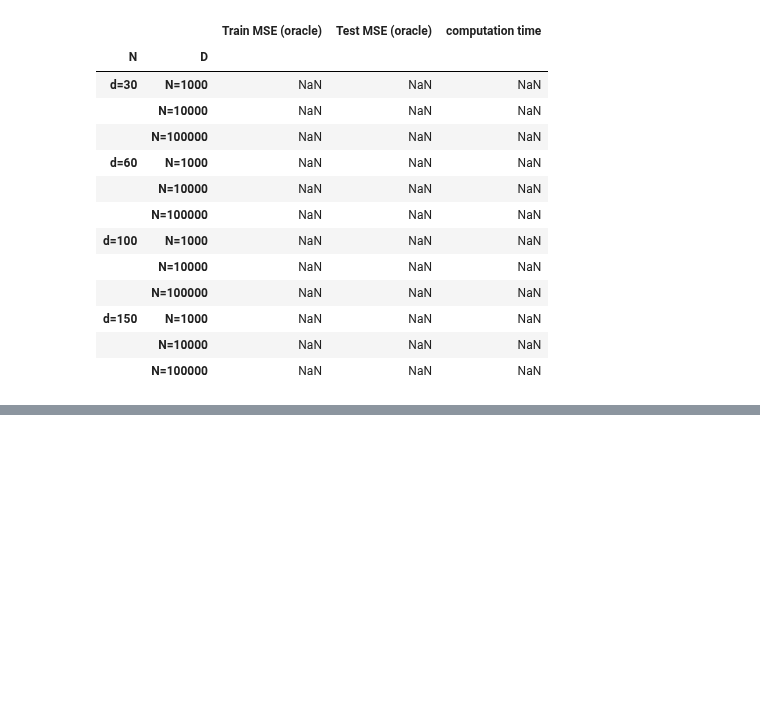
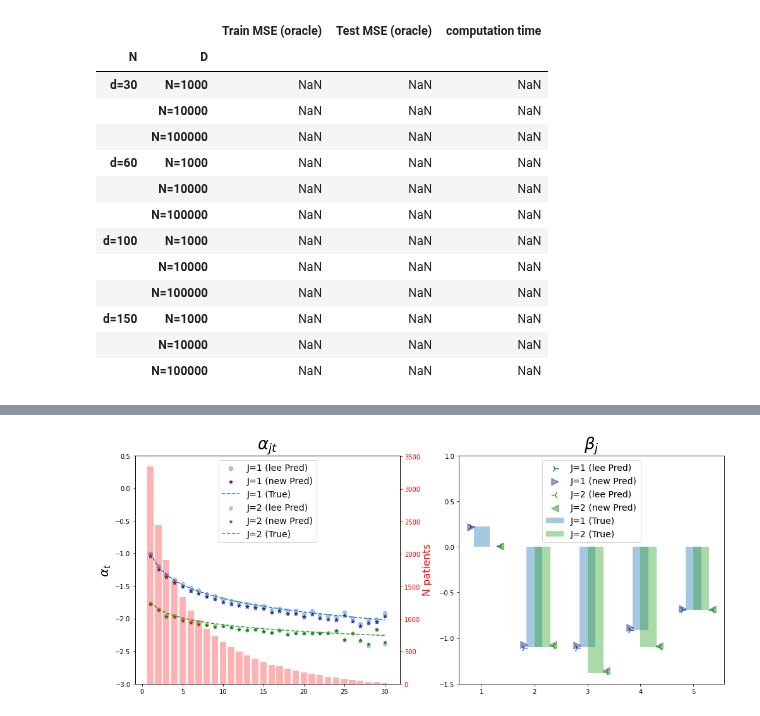
Before and after one commit to tomer1812/pydts, a Jupyter notebook: docs/Simple Simulation.ipynb, the cells around one changed output, grey strips where cells are left out. Saved outputs shown, nothing was run; the diff lists cells and outputs as text; code cells hidden in the pictures; blank space fills up the shorter version.

```diff
--- a/docs/Simple Simulation.ipynb
+++ b/docs/Simple Simulation.ipynb
@@ -344,0 +319,10 @@ plot_times(times)
+# %%
+from pydts.examples_utils.plots import plot_models_coefficients
+a = new_res_dict['alpha']
+b = new_res_dict['beta']
+times = train_df['X'].sort_values().unique()
+n_cov = 5
+temp_c_df = counts_df.loc[[1,2]].groupby(['X']).sum().values.flatten().astype(int)
+plot_models_coefficients(a, b, times, temp_c_df)
+# %% [output]
+[figure, added]
```
Also changed, not shown: parts of 14 cells of this notebook.
